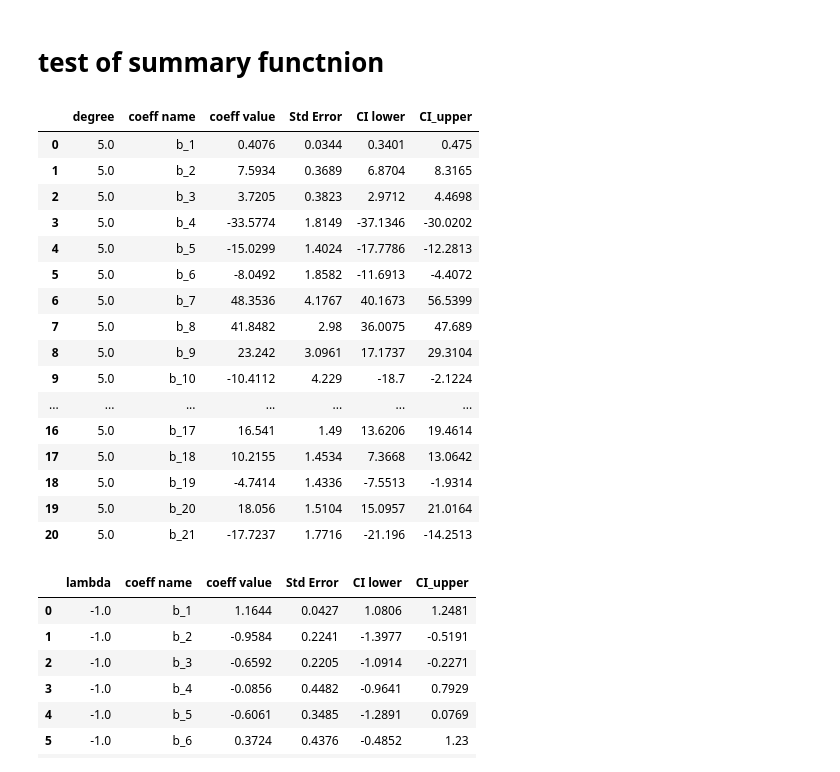
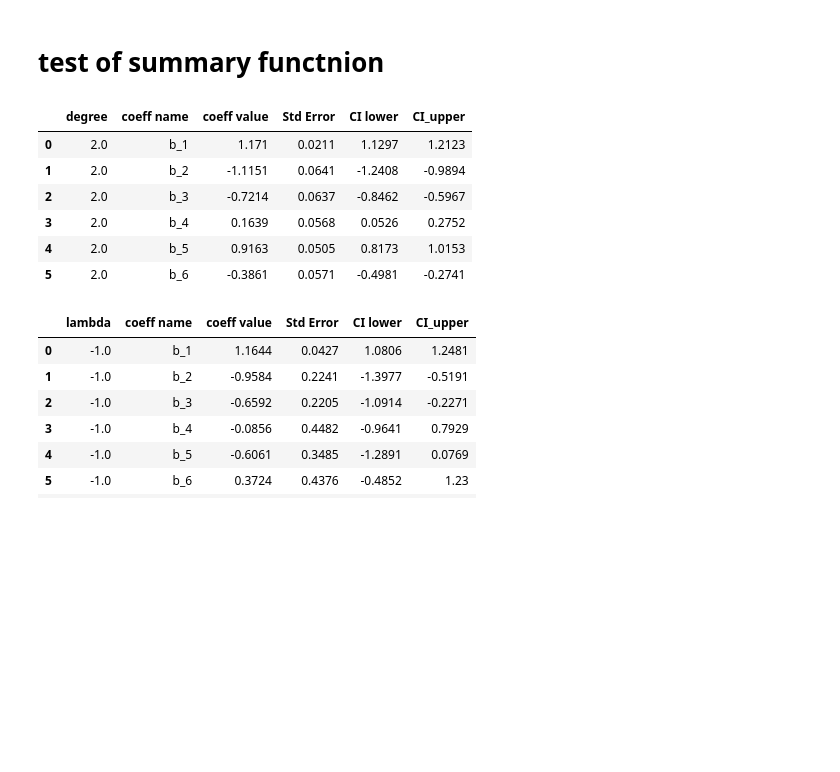
Before and after one commit to AndreasBordvik/FYS-STK4155-Prj1_report, a Jupyter notebook: code/Exercise1.ipynb, the cells around one changed output. Drawn from its saved outputs; the diff is of its cells as text; code cells hidden in the pictures; blank space fills up the shorter version.

```diff
--- a/code/Exercise1.ipynb
+++ b/code/Exercise1.ipynb
@@ -276,30 +276,20 @@ optimal_degree_coeffs.to_csv(f"{REPORT_DATA}EX1_coeffs_optimal_degree.csv")
 # %% [markdown]
 # test of summary functnion
 # %%
-optimal_degree = 5
+optimal_degree = 2
 X = create_X(x, y, optimal_degree) # Design Matrix
 model = OLS(optimal_degree) # The model
 z_hat_train = model.fit(X, z) # Fitting the model & predict on train data
 summary = model.summary()
 display(summary)
 # %% [output]
 |  | degree | coeff name | coeff value | Std Error | CI lower | CI_upper |
-| 0 | 5.0 | b_1 | 0.4076 | 0.0344 | 0.3401 | 0.475 |
-| 1 | 5.0 | b_2 | 7.5934 | 0.3689 | 6.8704 | 8.3165 |
-| 2 | 5.0 | b_3 | 3.7205 | 0.3823 | 2.9712 | 4.4698 |
-| 3 | 5.0 | b_4 | -33.5774 | 1.8149 | -37.1346 | -30.0202 |
-| 4 | 5.0 | b_5 | -15.0299 | 1.4024 | -17.7786 | -12.2813 |
-| 5 | 5.0 | b_6 | -8.0492 | 1.8582 | -11.6913 | -4.4072 |
-| 6 | 5.0 | b_7 | 48.3536 | 4.1767 | 40.1673 | 56.5399 |
-| 7 | 5.0 | b_8 | 41.8482 | 2.98 | 36.0075 | 47.689 |
-| 8 | 5.0 | b_9 | 23.242 | 3.0961 | 17.1737 | 29.3104 |
-| 9 | 5.0 | b_10 | -10.4112 | 4.229 | -18.7 | -2.1224 |
-| ... | ... | ... | ... | ... | ... | ... |
-| 16 | 5.0 | b_17 | 16.541 | 1.49 | 13.6206 | 19.4614 |
-| 17 | 5.0 | b_18 | 10.2155 | 1.4534 | 7.3668 | 13.0642 |
-| 18 | 5.0 | b_19 | -4.7414 | 1.4336 | -7.5513 | -1.9314 |
-| 19 | 5.0 | b_20 | 18.056 | 1.5104 | 15.0957 | 21.0164 |
-| 20 | 5.0 | b_21 | -17.7237 | 1.7716 | -21.196 | -14.2513 |
+| 0 | 2.0 | b_1 | 1.171 | 0.0211 | 1.1297 | 1.2123 |
+| 1 | 2.0 | b_2 | -1.1151 | 0.0641 | -1.2408 | -0.9894 |
+| 2 | 2.0 | b_3 | -0.7214 | 0.0637 | -0.8462 | -0.5967 |
+| 3 | 2.0 | b_4 | 0.1639 | 0.0568 | 0.0526 | 0.2752 |
+| 4 | 2.0 | b_5 | 0.9163 | 0.0505 | 0.8173 | 1.0153 |
+| 5 | 2.0 | b_6 | -0.3861 | 0.0571 | -0.4981 | -0.2741 |
 # %%
 optimal_lambda = -1
 X = create_X(x, y, 3) # Design Matrix
```
Also changed, not shown: parts of 3 cells of this notebook.
